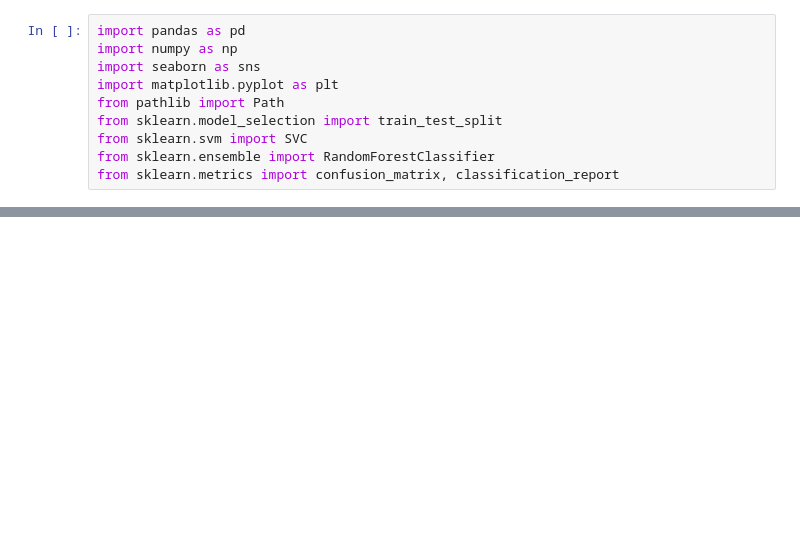
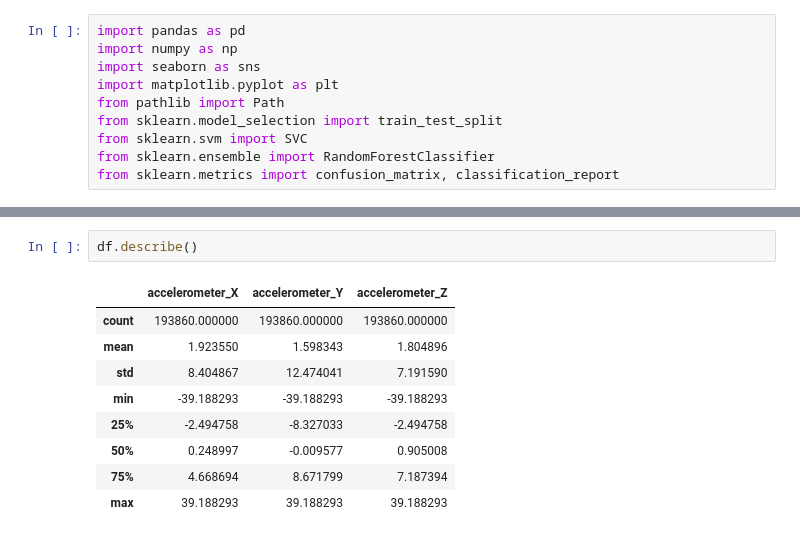
Before and after one commit to AlexanderSingaevsky/DataScience, a Jupyter notebook: 05.hw/Hw5.ipynb, the cells around one changed output, grey strips where cells are left out. Cells and saved outputs as stored; diff of their text form; blank space fills up the shorter version.

```diff
--- a/05.hw/Hw5.ipynb
+++ b/05.hw/Hw5.ipynb
@@ -40,0 +37,12 @@ df
+# %%
+df.describe()
+# %% [output]
+|  | accelerometer_X | accelerometer_Y | accelerometer_Z |
+| count | 193860.000000 | 193860.000000 | 193860.000000 |
+| mean | 1.923550 | 1.598343 | 1.804896 |
+| std | 8.404867 | 12.474041 | 7.191590 |
+| min | -39.188293 | -39.188293 | -39.188293 |
+| 25% | -2.494758 | -8.327033 | -2.494758 |
+| 50% | 0.248997 | -0.009577 | 0.905008 |
+| 75% | 4.668694 | 8.671799 | 7.187394 |
+| max | 39.188293 | 39.188293 | 39.188293 |
```
Also changed, not shown: parts of 22 cells of this notebook.
